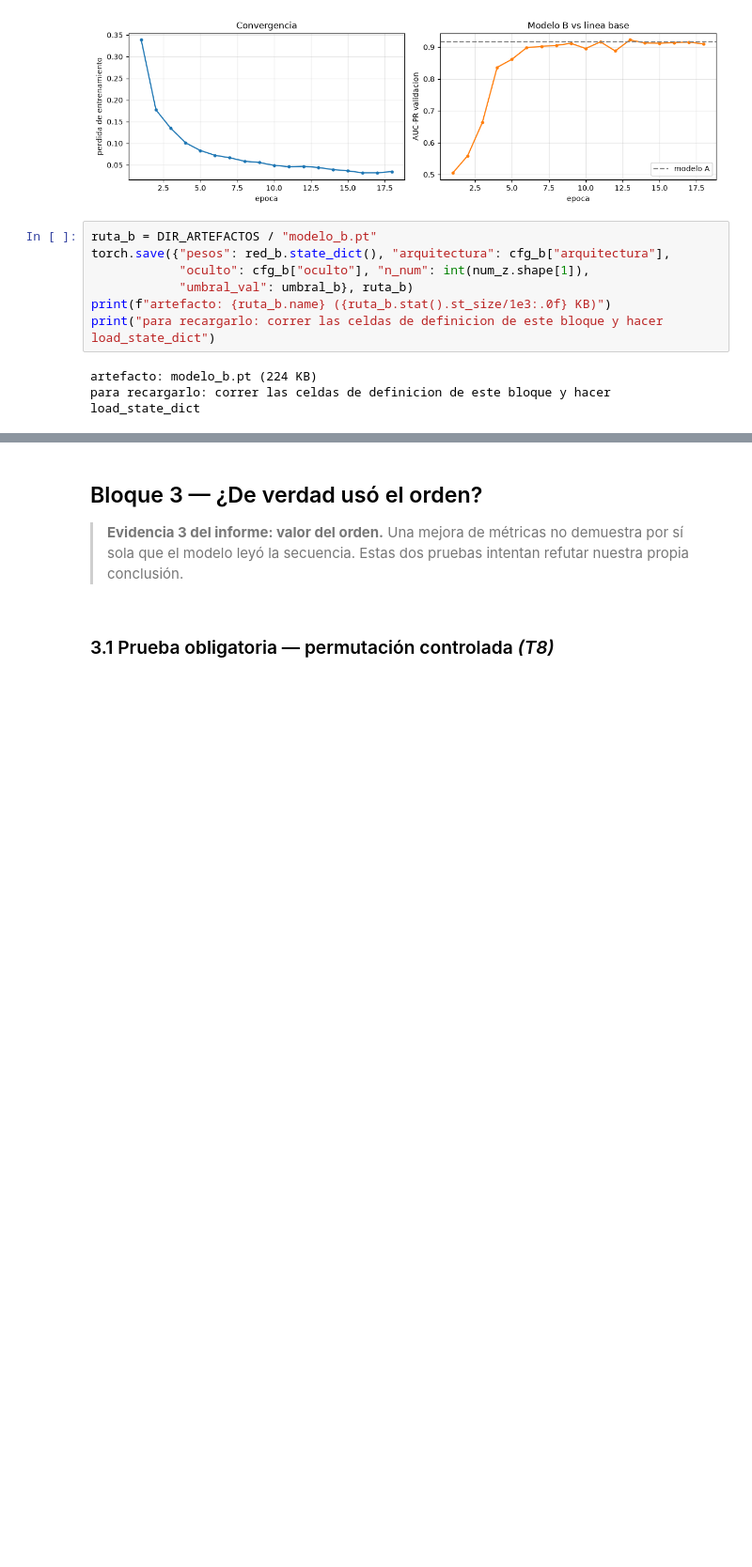
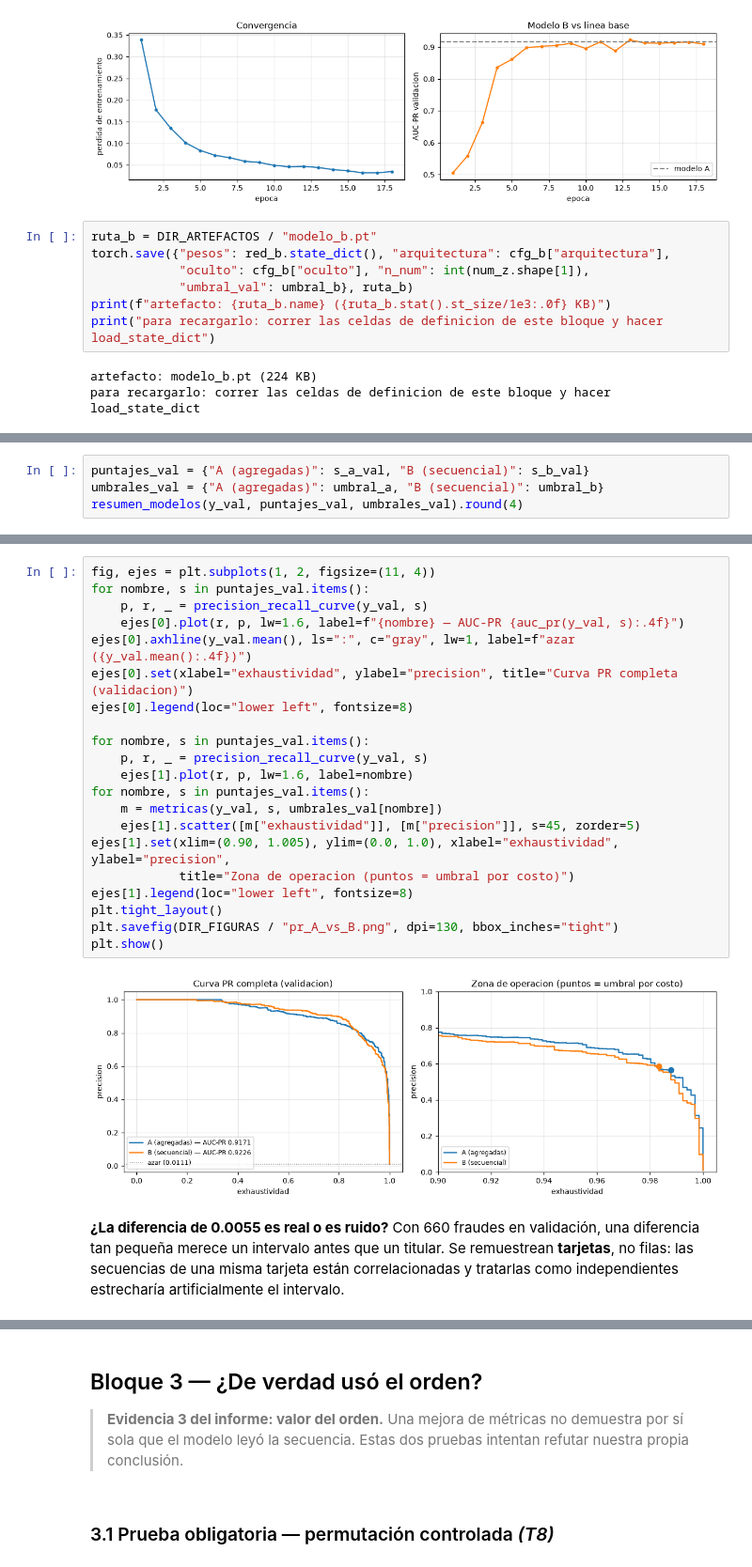
Before and after one commit to CindyGualim/DeepLearning_p1, a Jupyter notebook: proyecto1_Gualim_Ocaña.ipynb, the cells around one changed output, grey strips where cells are left out. Shown at 94% size. Saved outputs shown, nothing was run; the diff lists cells and outputs as text; blank space fills up the shorter version.

Commit message:
feat: Comparación común: curva PR, AUC-PR + precisión/recall/F1 en el umbral de validación

```diff
--- a/proyecto1_Gualim_Ocaña.ipynb
+++ b/proyecto1_Gualim_Ocaña.ipynb
@@ -1417,0 +1428,4 @@ para recargarlo: correr las celdas de definicion de este bloque y hacer load_sta
+# %%
+puntajes_val = {"A (agregadas)": s_a_val, "B (secuencial)": s_b_val}
+umbrales_val = {"A (agregadas)": umbral_a, "B (secuencial)": umbral_b}
+resumen_modelos(y_val, puntajes_val, umbrales_val).round(4)
@@ -1417,0 +1448,28 @@ para recargarlo: correr las celdas de definicion de este bloque y hacer load_sta
+# %%
+fig, ejes = plt.subplots(1, 2, figsize=(11, 4))
+for nombre, s in puntajes_val.items():
+    p, r, _ = precision_recall_curve(y_val, s)
+    ejes[0].plot(r, p, lw=1.6, label=f"{nombre} — AUC-PR {auc_pr(y_val, s):.4f}")
+ejes[0].axhline(y_val.mean(), ls=":", c="gray", lw=1, label=f"azar ({y_val.mean():.4f})")
+ejes[0].set(xlabel="exhaustividad", ylabel="precision", title="Curva PR completa (validacion)")
+ejes[0].legend(loc="lower left", fontsize=8)
+
+for nombre, s in puntajes_val.items():
+    p, r, _ = precision_recall_curve(y_val, s)
+    ejes[1].plot(r, p, lw=1.6, label=nombre)
+for nombre, s in puntajes_val.items():
+    m = metricas(y_val, s, umbrales_val[nombre])
+    ejes[1].scatter([m["exhaustividad"]], [m["precision"]], s=45, zorder=5)
+ejes[1].set(xlim=(0.90, 1.005), ylim=(0.0, 1.0), xlabel="exhaustividad", ylabel="precision",
+            title="Zona de operacion (puntos = umbral por costo)")
+ejes[1].legend(loc="lower left", fontsize=8)
+plt.tight_layout()
+plt.savefig(DIR_FIGURAS / "pr_A_vs_B.png", dpi=130, bbox_inches="tight")
+plt.show()
+# %% [output]
+[figure, added]
+# %% [markdown]
+**¿La diferencia de 0.0055 es real o es ruido?** Con 660 fraudes en validación, una diferencia tan
+pequeña merece un intervalo antes que un titular. Se remuestrean **tarjetas**, no filas: las
+secuencias de una misma tarjeta están correlacionadas y tratarlas como independientes estrecharía
+artificialmente el intervalo.
```
Also changed, not shown: parts of 11 cells of this notebook.
